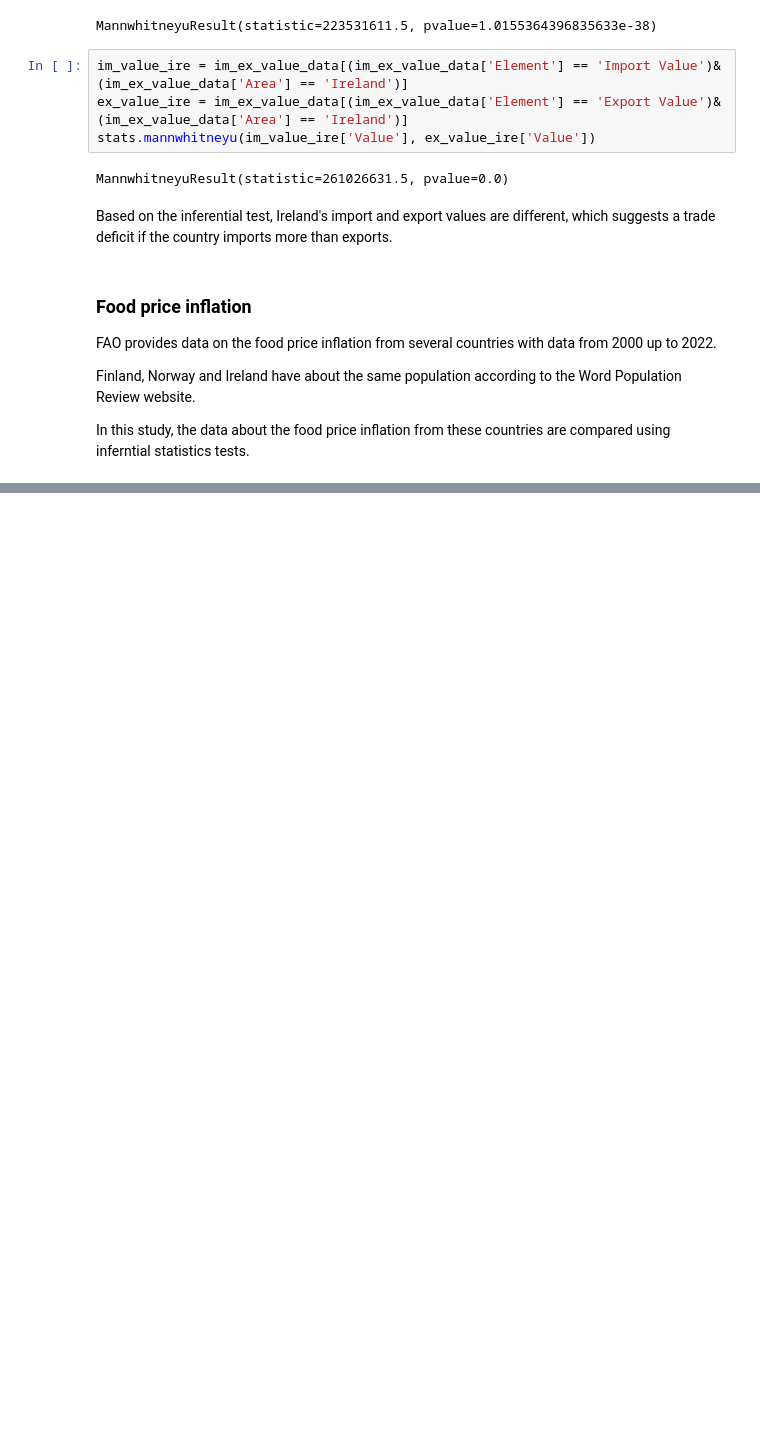
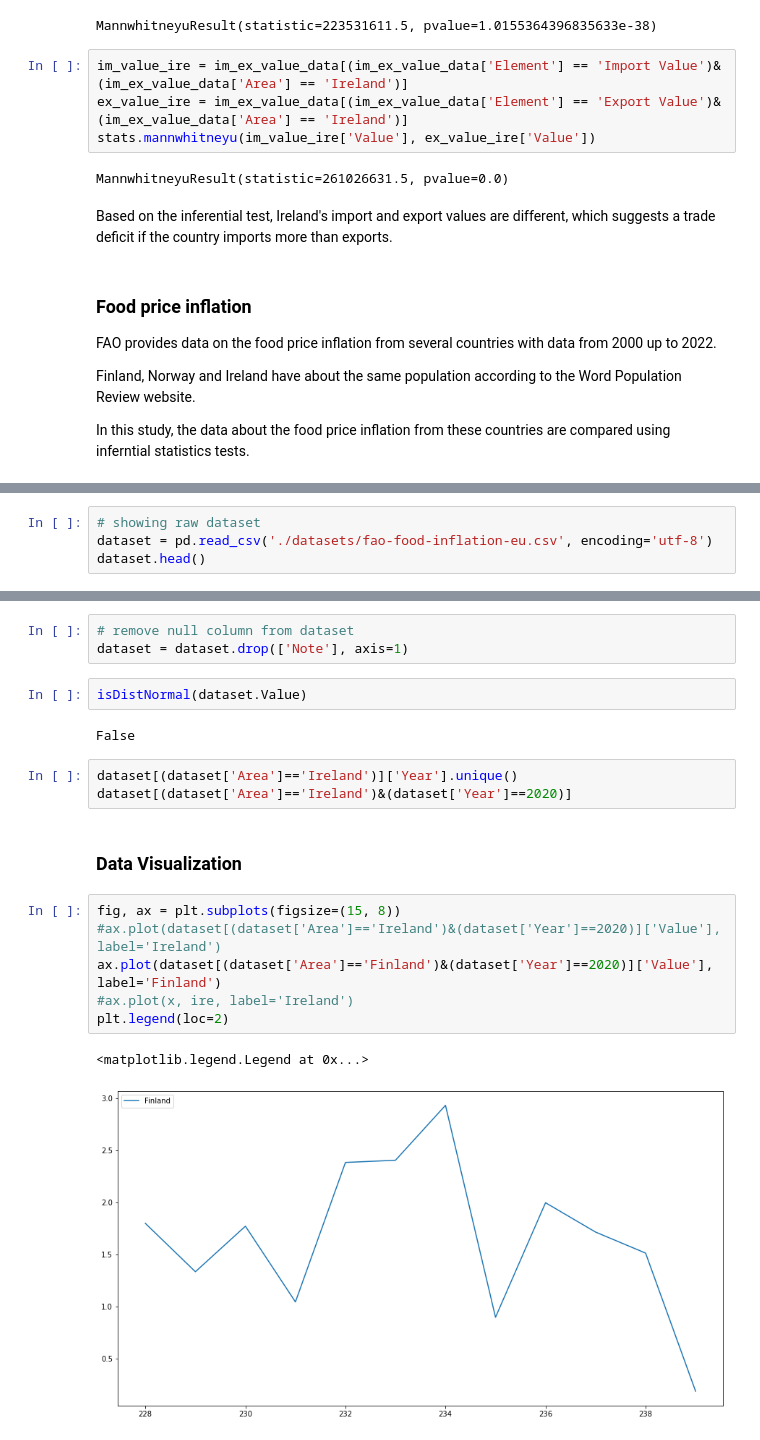
Before and after one commit to CCT-MastersDA/cct-ca2, a Jupyter notebook: jupyter/Statistics.ipynb, the cells around one changed output, grey strips where cells are left out. Drawn from its saved outputs; the diff is of its cells as text; blank space fills up the shorter version.

```diff
--- a/jupyter/Statistics.ipynb
+++ b/jupyter/Statistics.ipynb
@@ -438,0 +364,4 @@ ax = sns.barplot(x="Year", y="Value", hue='Item', data=dataset[dataset['Element
+# %%
+# showing raw dataset
+dataset = pd.read_csv('./datasets/fao-food-inflation-eu.csv', encoding='utf-8')
+dataset.head()
@@ -438,0 +375,21 @@ ax = sns.barplot(x="Year", y="Value", hue='Item', data=dataset[dataset['Element
+# %%
+# remove null column from dataset
+dataset = dataset.drop(['Note'], axis=1)
+# %%
+isDistNormal(dataset.Value)
+# %% [output]
+False
+# %%
+dataset[(dataset['Area']=='Ireland')]['Year'].unique()
+dataset[(dataset['Area']=='Ireland')&(dataset['Year']==2020)]
+# %% [markdown]
+### Data Visualization
+# %%
+fig, ax = plt.subplots(figsize=(15, 8))
+#ax.plot(dataset[(dataset['Area']=='Ireland')&(dataset['Year']==2020)]['Value'], label='Ireland')
+ax.plot(dataset[(dataset['Area']=='Finland')&(dataset['Year']==2020)]['Value'], label='Finland')
+#ax.plot(x, ire, label='Ireland')
+plt.legend(loc=2)
+# %% [output]
+<matplotlib.legend.Legend at 0x...>
+[figure, added]
```
Also changed, not shown: parts of 25 cells of this notebook, 2 other files.
